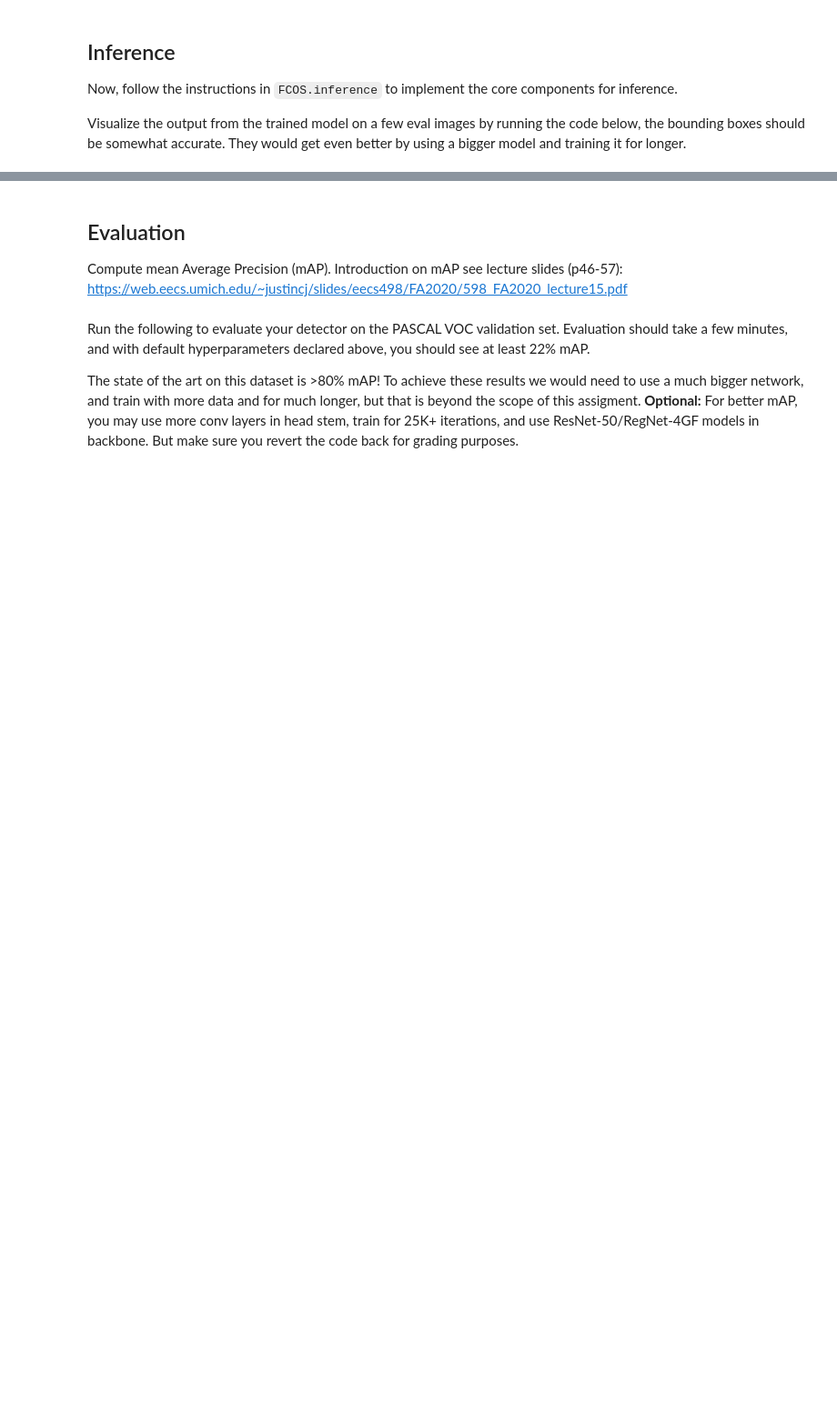
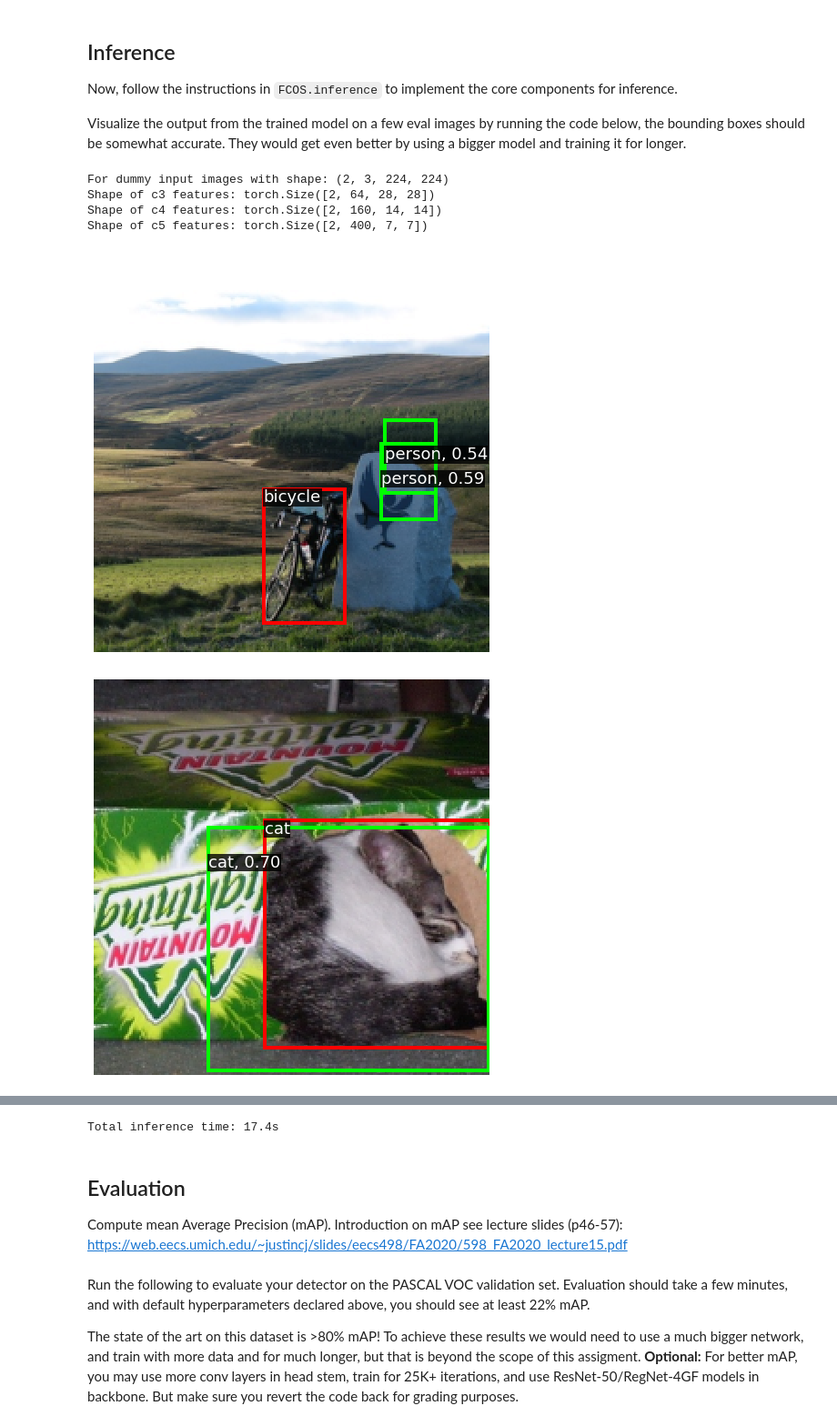
Before and after one commit to JeongHwaSik/Deep-Learning-for-Computer-Vision-All-From-Scratch, a Jupyter notebook: A5/one_stage_detector.ipynb, the cells around one changed output, grey strips where cells are left out. Shown at 91% size. Saved outputs shown, nothing was run; the diff lists cells and outputs as text; code cells hidden in the pictures; blank space fills up the shorter version.

```diff
--- a/A5/one_stage_detector.ipynb
+++ b/A5/one_stage_detector.ipynb
@@ -861,31 +920,38 @@ Visualize the output from the trained model on a few eval images by running the
 from a4_helper import inference_with_detector
 from one_stage_detector import FCOS
 
 
-weights_path = os.path.join(GOOGLE_DRIVE_PATH, "fcos_detector.pt")
+weights_path = os.path.join(PROJECT_PATH, "fcos_detector.pt")
 
 # Re-initialize so this cell is independent from prior cells.
 detector = FCOS(
     num_classes=NUM_CLASSES, fpn_channels=128, stem_channels=[128, 128]
 )
 detector.to(device=DEVICE)
 detector.load_state_dict(torch.load(weights_path, map_location="cpu"))
 
 # Prepare a small val daataset for inference:
 small_dataset = torch.utils.data.Subset(
     val_dataset,
     torch.linspace(0, len(val_dataset) - 1, steps=10).long()
 )
 small_val_loader = torch.utils.data.DataLoader(
     small_dataset, batch_size=1, pin_memory=True, num_workers=NUM_WORKERS
 )
 
 inference_with_detector(
     detector,
     small_val_loader,
     val_dataset.idx_to_class,
     score_thresh=0.5,
     nms_thresh=0.5,
     device=DEVICE,
     dtype=torch.float32,
 )
+# %% [output]
+For dummy input images with shape: (2, 3, 224, 224)
+Shape of c3 features: torch.Size([2, 64, 28, 28])
+Shape of c4 features: torch.Size([2, 160, 14, 14])
+Shape of c5 features: torch.Size([2, 400, 7, 7])
+[figure, added]
+[figure, added]
@@ -892,3 +961,4 @@ inference_with_detector(
+Total inference time: 17.4s
 # %% [markdown]
 ## Evaluation
 Compute mean Average Precision (mAP). Introduction on mAP see lecture slides (p46-57): https://web.eecs.umich.edu/~justincj/slides/eecs498/FA2020/598_FA2020_lecture15.pdf
```
Also changed, not shown: parts of 30 cells of this notebook, 15 other files.
